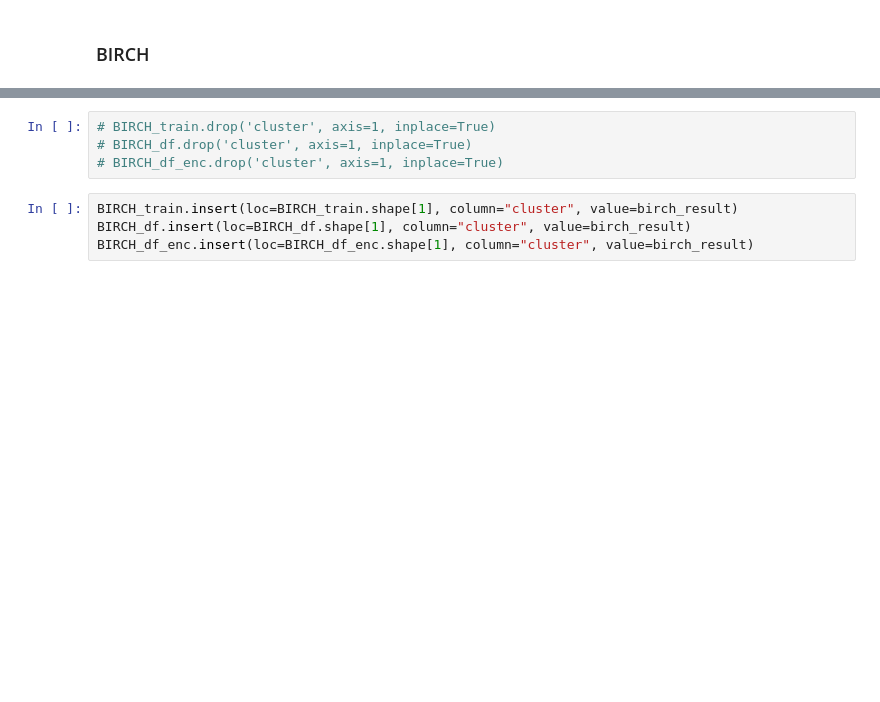
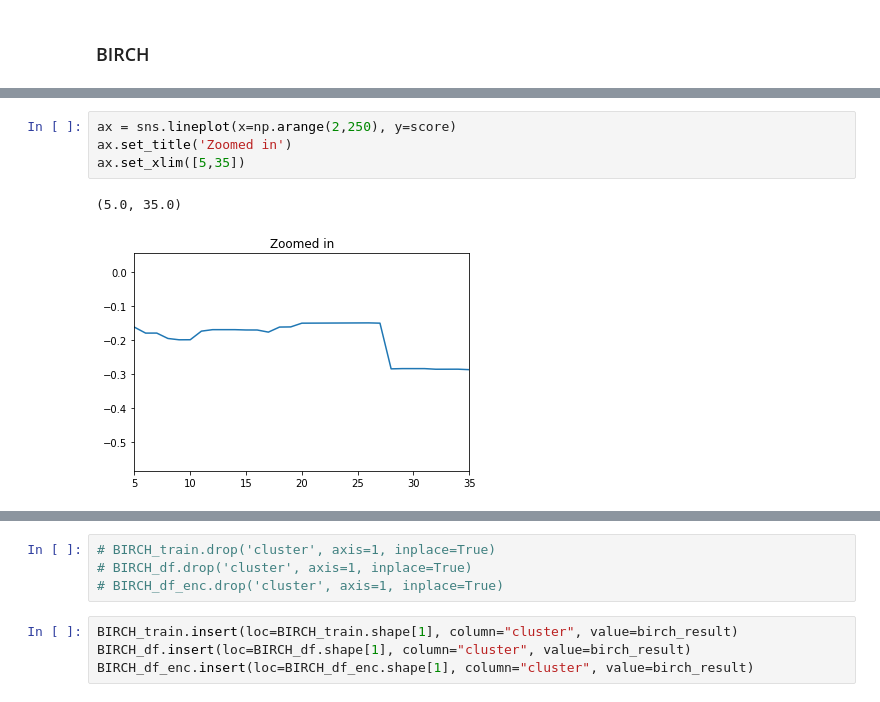
Before and after one commit to vjajodia/motorcycle-collision-prediction, a Jupyter notebook: CMPE255_TeamProject.ipynb, the cells around one changed output, grey strips where cells are left out. Drawn from its saved outputs; the diff is of its cells as text; blank space fills up the shorter version.

```diff
--- a/CMPE255_TeamProject.ipynb
+++ b/CMPE255_TeamProject.ipynb
@@ -863,0 +897,7 @@ birch_result = birch_model.fit_predict(BIRCH_train_svd)
+# %%
+ax = sns.lineplot(x=np.arange(2,250), y=score)
+ax.set_title('Zoomed in')
+ax.set_xlim([5,35])
+# %% [output]
+(5.0, 35.0)
+[figure, added]
```
Also changed, not shown: parts of 136 cells of this notebook.
